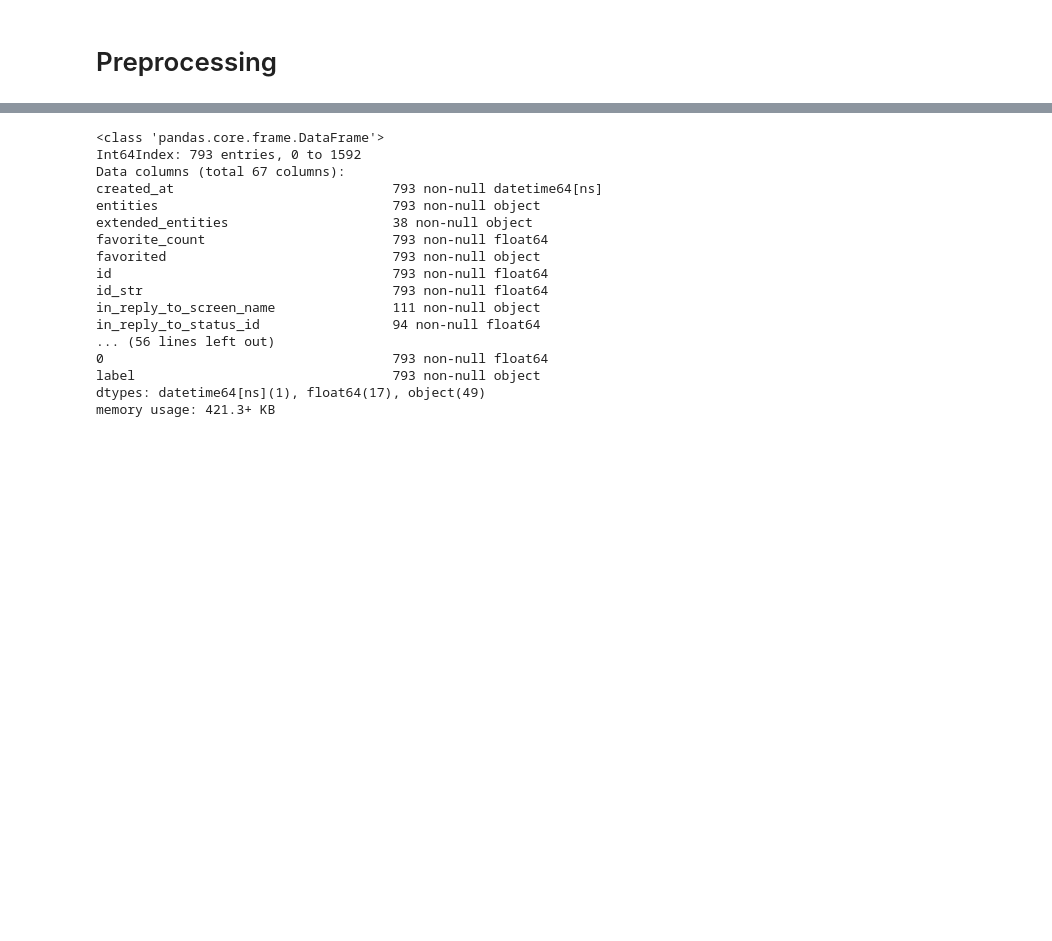
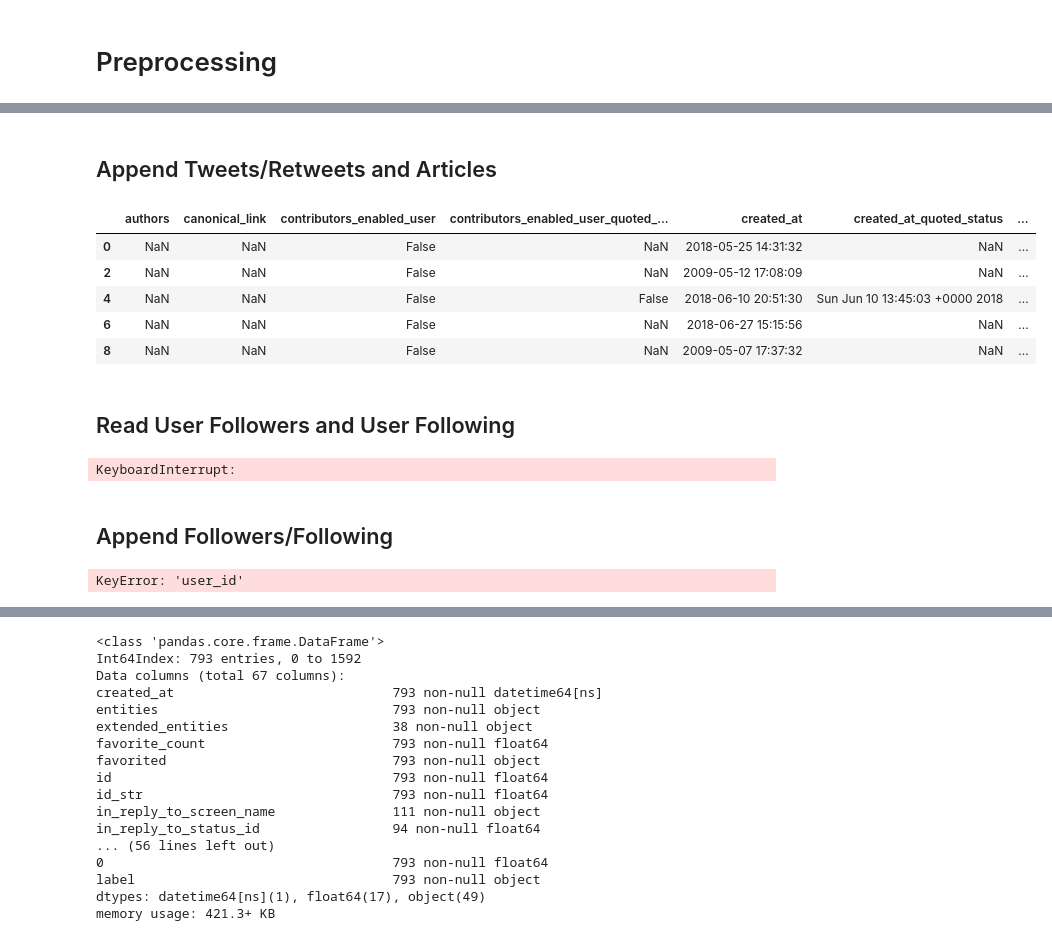
Before and after one commit to henmja/Detecting-Fake-News-and-Rumors-in-Twitter-Using-Deep-Neural-Networks, a Jupyter notebook: Preprocessing.ipynb, the cells around one changed output, grey strips where cells are left out. Saved outputs shown, nothing was run; the diff lists cells and outputs as text; code cells hidden in the pictures; blank space fills up the shorter version.

```diff
--- a/Preprocessing.ipynb
+++ b/Preprocessing.ipynb
@@ -378,0 +836,61 @@ bigdata.head()
+# %% [markdown]
+## Append Tweets/Retweets and Articles
+# %%
+#combine PDs
+bigdata = realArticlesPD.append(fakeArticlesPD, ignore_index=True)
+
+#move label to last column
+df1 = bigdata.pop('label') # remove column b and store it in df1
+bigdata['label']=df1 # add b series as a 'new' column.
+
+#drop zero non-null columns:
+bigdata = bigdata.dropna(axis = 1, how = 'all')
+
+#drop rows with less than 63 non-NAN values:
+bigdata = bigdata.dropna(thresh=7) #t = 0 gives 1594 entries, t = 5 gives 1592 entries, t=10 gives 793 entries
+
+#movel label to end:
+#cols = list(df.columns.values) #Make a list of all of the columns in the df
+#cols.pop(cols.index('b')) #Remove b from list
+#cols.pop(cols.index('x')) #Remove x from list
+#df = df[cols+['b','x']]
+
+#display head
+bigdata.head()
+# %% [output]
+|  | authors | canonical_link | contributors_enabled_user | contributors_enabled_user_quoted_... | created_at | created_at_quoted_status | ... |
+| 0 | NaN | NaN | False | NaN | 2018-05-25 14:31:32 | NaN | ... |
+| 2 | NaN | NaN | False | NaN | 2009-05-12 17:08:09 | NaN | ... |
+| 4 | NaN | NaN | False | False | 2018-06-10 20:51:30 | Sun Jun 10 13:45:03 +0000 2018 | ... |
+| 6 | NaN | NaN | False | NaN | 2018-06-27 15:15:56 | NaN | ... |
+| 8 | NaN | NaN | False | NaN | 2009-05-07 17:37:32 | NaN | ... |
+# %% [markdown]
+## Read User Followers and User Following
+# %%
+user_followers = pd.DataFrame()
+user_following = pd.DataFrame()
+for i in range(2):
+    if i == 0:
+        folder = 'user_followers'
+    else:
+        folder = 'user_following'
+    rootdir = 'C:/Users/henri/FakenewsData/fakenewsnet_data/fakenewsnet_data/'+folder
+    json_pattern = os.path.join(rootdir,'*.json')
+    file_list = glob.glob(json_pattern)
+
+    for file in file_list:
+        print(file)
+        data = pd.read_json(open(file, "r", encoding="utf8", errors="surrogateescape"), lines=True)
+        if i==0:
+            user_followers = user_followers.append(data, ignore_index = True)
+        else:
+            user_following = user_following.append(data, ignore_index = True)
+# %% [output]
+KeyboardInterrupt:
+# %% [markdown]
+## Append Followers/Following
+# %%
+bigdata = pd.concat([bigdata.set_index('id_str_user'),user_followers.set_index('user_id')], axis=1, join='inner')
+bigdata = pd.concat([bigdata.set_index('id_str_user'),user_following.set_index('user_id')], axis=1, join='inner')
+# %% [output]
+KeyError: 'user_id'
```
Also changed, not shown: parts of 12 cells of this notebook.
